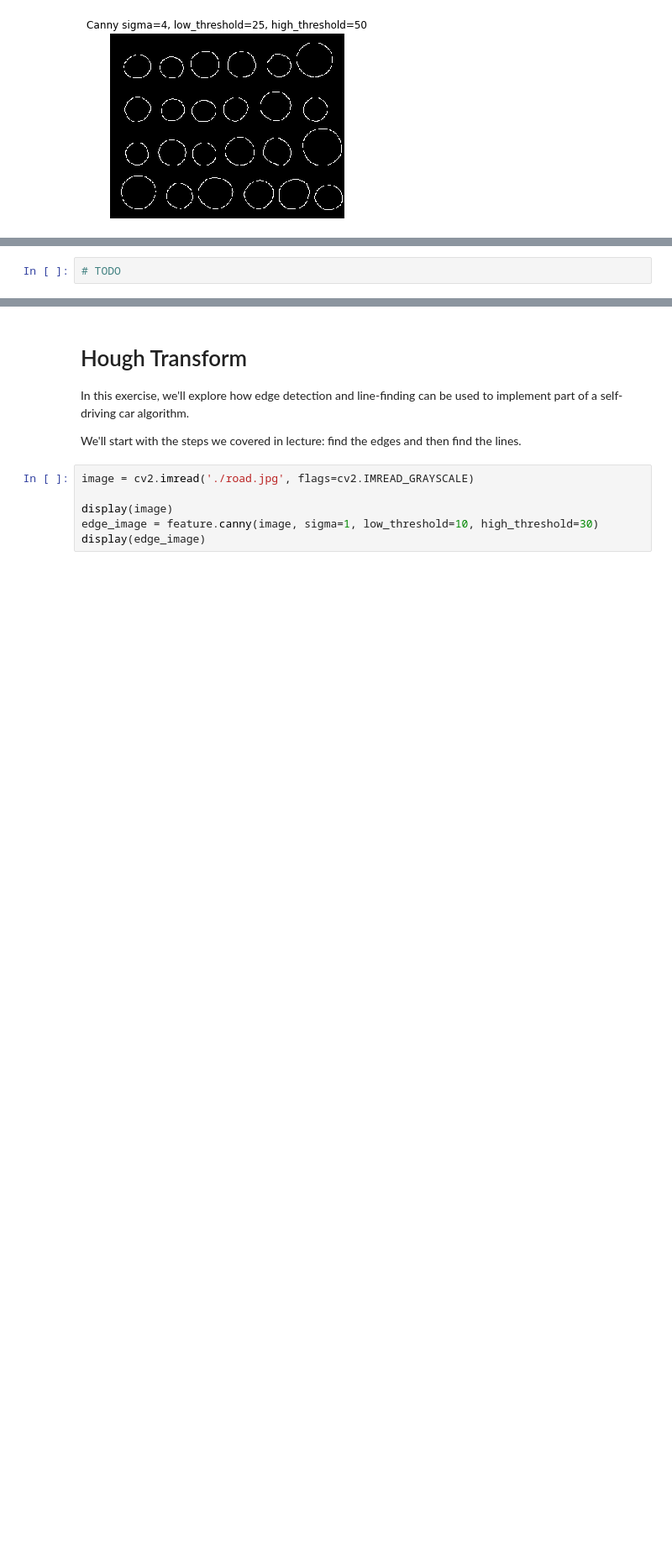
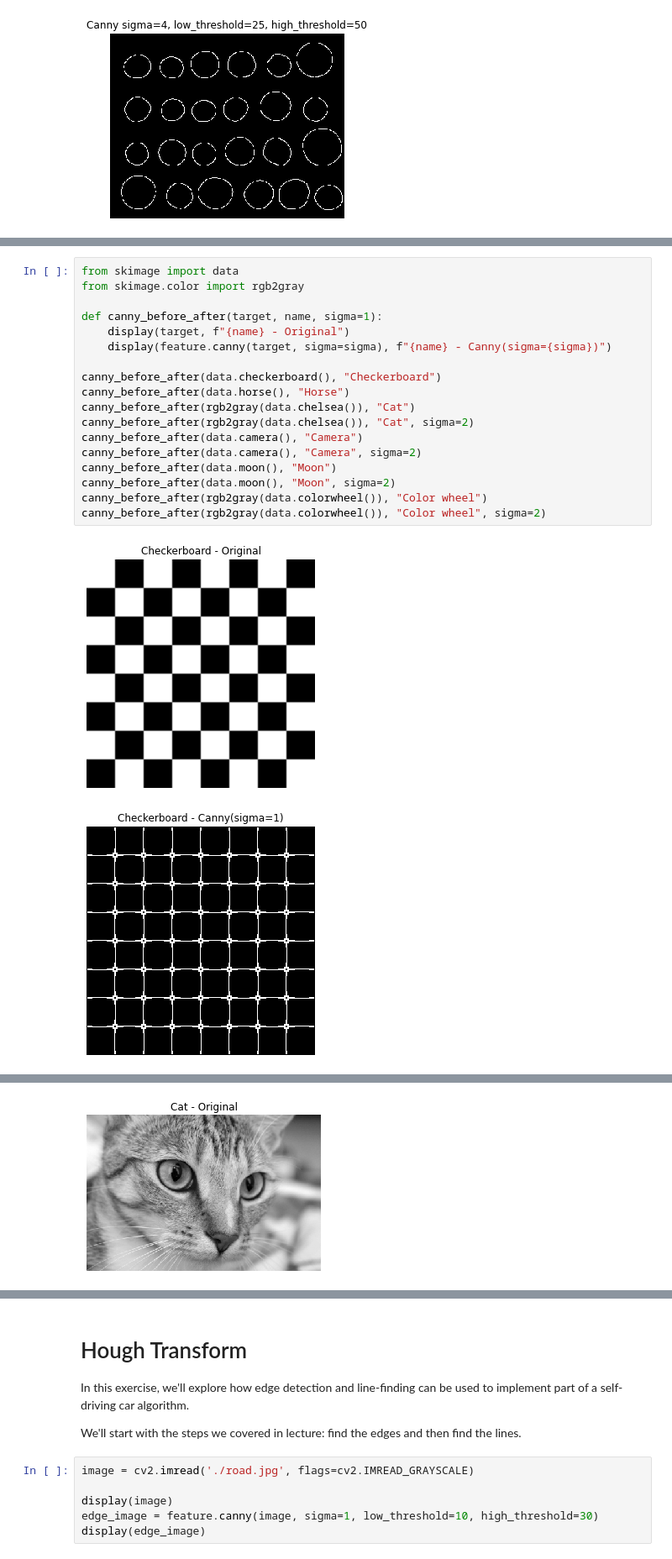
Before and after one commit to Radbuglet/CS280-computer-vision, a Jupyter notebook: 3-edge-detection/Advanced edge detection.ipynb, the cells around one changed output, grey strips where cells are left out. Shown at 84% size. Drawn from its saved outputs; the diff is of its cells as text; blank space fills up the shorter version.

```diff
--- a/3-edge-detection/Advanced edge detection.ipynb
+++ b/3-edge-detection/Advanced edge detection.ipynb
@@ -98,2 +202,21 @@ canny_annotated(sigma=4, low_threshold=25, high_threshold=50)
-# %%
-# TODO
+# %%
+from skimage import data
+from skimage.color import rgb2gray
+
+def canny_before_after(target, name, sigma=1):
+    display(target, f"{name} - Original")
+    display(feature.canny(target, sigma=sigma), f"{name} - Canny(sigma={sigma})")
+
+canny_before_after(data.checkerboard(), "Checkerboard")
+canny_before_after(data.horse(), "Horse")
+canny_before_after(rgb2gray(data.chelsea()), "Cat")
+canny_before_after(rgb2gray(data.chelsea()), "Cat", sigma=2)
+canny_before_after(data.camera(), "Camera")
+canny_before_after(data.camera(), "Camera", sigma=2)
+canny_before_after(data.moon(), "Moon")
+canny_before_after(data.moon(), "Moon", sigma=2)
+canny_before_after(rgb2gray(data.colorwheel()), "Color wheel")
+canny_before_after(rgb2gray(data.colorwheel()), "Color wheel", sigma=2)
+# %% [output]
+[figure, added]
+[figure, added]
@@ -99,0 +225 @@ canny_annotated(sigma=4, low_threshold=25, high_threshold=50)
+[figure, added]
```
Also changed, not shown: parts of 9 cells of this notebook.
